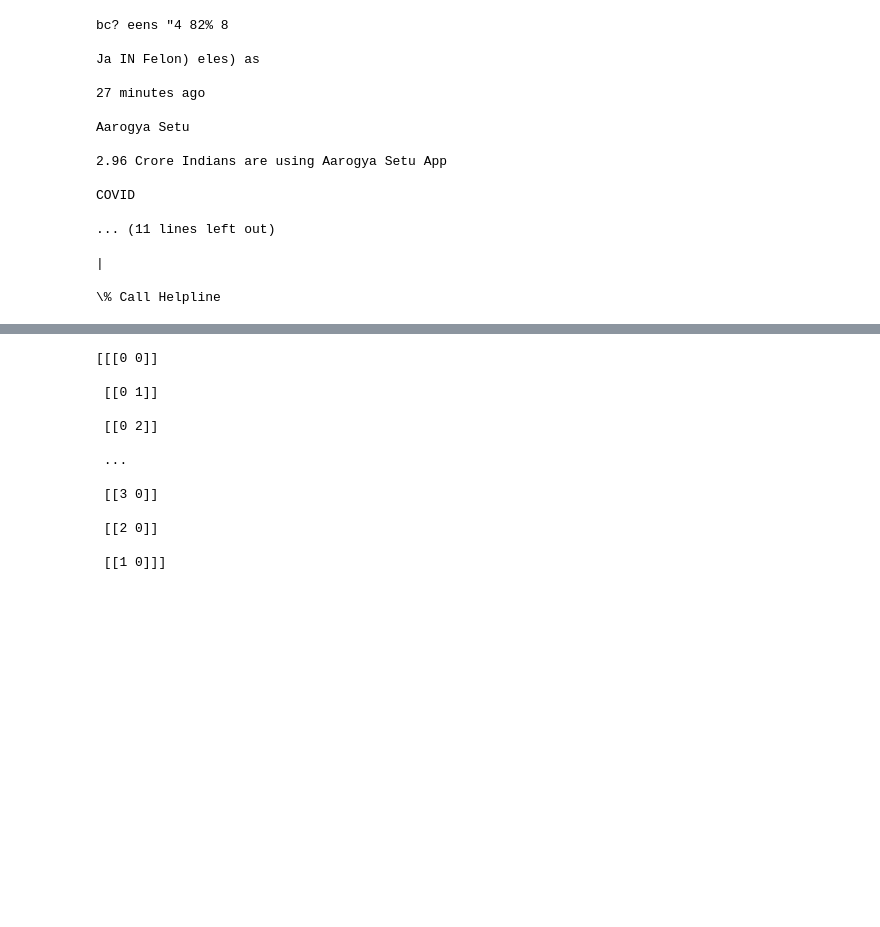
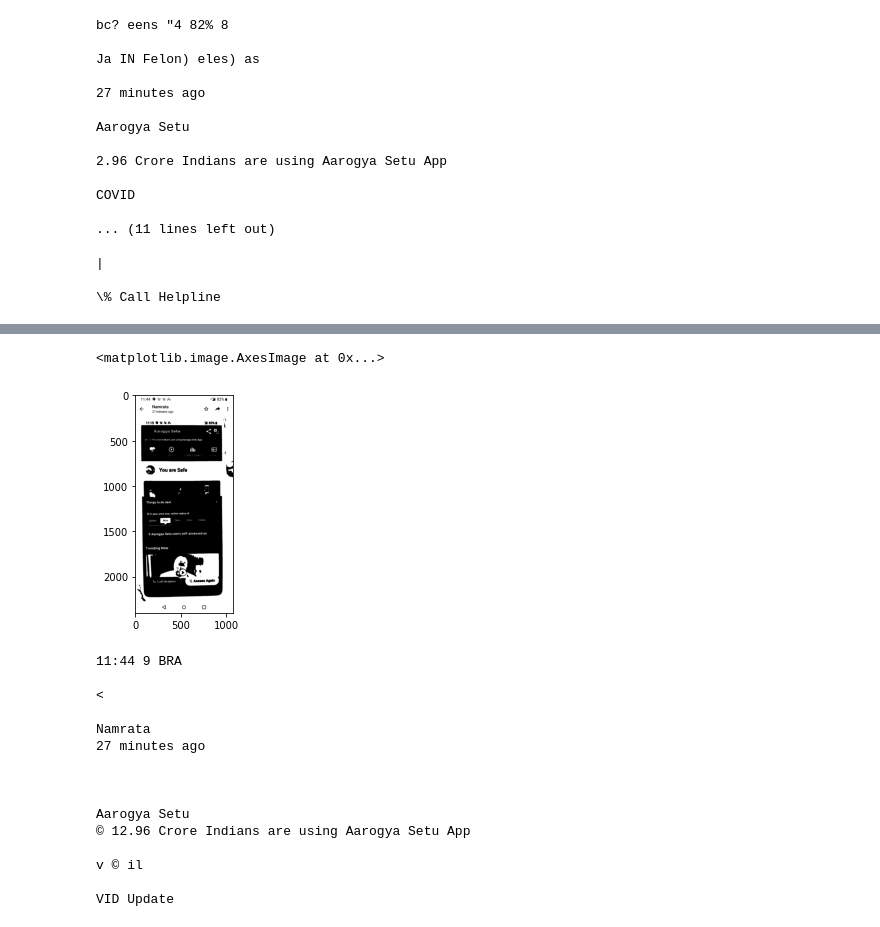
Before and after one commit to ajayks1974/learn_tools_tech, a Jupyter notebook: cv/ocr.ipynb, the cells around one changed output, grey strips where cells are left out. Saved outputs shown, nothing was run; the diff lists cells and outputs as text; code cells hidden in the pictures; blank space fills up the shorter version.

```diff
--- a/cv/ocr.ipynb
+++ b/cv/ocr.ipynb
@@ -98,3 +105,9 @@ dilation = cv2.dilate(thresh1, rect_kernel, iterations = 1)
+# %%
+#plt.imshow(thresh1)
+plt.imshow(thresh1, cmap="gray", vmin=0, vmax=255)
+# %% [output]
+<matplotlib.image.AxesImage at 0x...>
+[figure, added]
 # %%
 contours, hierarchy = cv2.findContours(dilation, cv2.RETR_EXTERNAL,
                                                  cv2.CHAIN_APPROX_NONE)
@@ -109,23 +122,25 @@ for cnt in contours:
     x, y, w, h = cv2.boundingRect(cnt)
     rect = cv2.rectangle(im2, (x, y), (x + w, y + h), (0, 255, 0), 2)
     cropped = im2[y:y + h, x:x + w]
-    file = open("recognized.txt", "a")
+    file = open("recognized1.txt", "a")
     text = pytesseract.image_to_string(cropped)
-    print(cnt,text)
+    print(text)
     file.write(text)
     file.write("\n")
     file.close
 # %% [output]
-[[[0 0]]
+11:44 9 BRA
 
- [[0 1]]
+<
 
- [[0 2]]
+Namrata
+27 minutes ago
 
- ...
 
- [[3 0]]
 
- [[2 0]]
+Aarogya Setu
+© 12.96 Crore Indians are using Aarogya Setu App
 
- [[1 0]]]
+v © il
+
+VID Update
```
Also changed, not shown: parts of 13 cells of this notebook.
